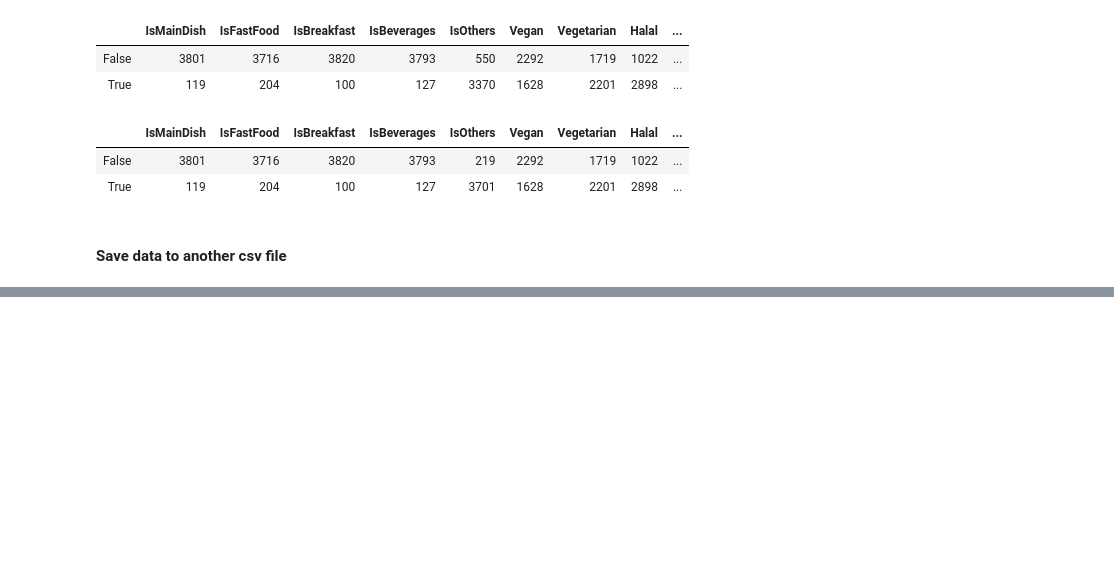
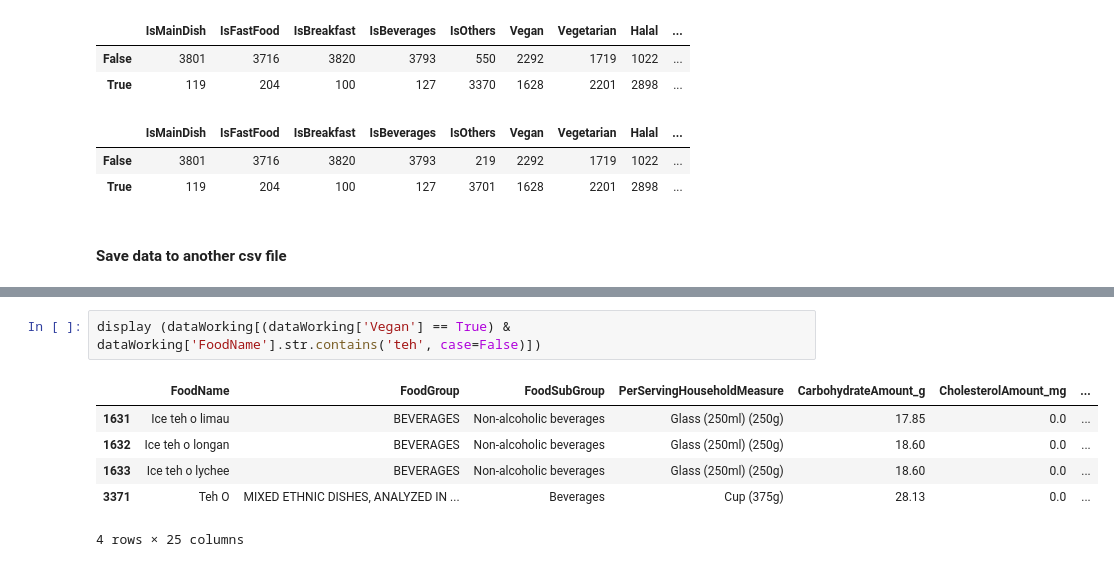
Before and after one commit to ISS-IS02PT/IRS-PM-ISY5001-2020-01-18-GROUP5-A.I.-Food-Recommender, a Jupyter notebook: SystemCode/Integrations/foodrec_proj/foodrec/Dataset/Food_Data_EDA.ipynb, the cells around one changed output, grey strips where cells are left out. Cells and saved outputs as stored; diff of their text form; blank space fills up the shorter version.

```diff
--- a/SystemCode/Integrations/foodrec_proj/foodrec/Dataset/Food_Data_EDA.ipynb
+++ b/SystemCode/Integrations/foodrec_proj/foodrec/Dataset/Food_Data_EDA.ipynb
@@ -1767,0 +1741,9 @@ display (data[(data['ContainsBeef'] == False) & data['FoodName'].str.contains('o
+# %%
+display (dataWorking[(dataWorking['Vegan'] == True) & dataWorking['FoodName'].str.contains('teh', case=False)])
+# %% [output]
+|  | FoodName | FoodGroup | FoodSubGroup | PerServingHouseholdMeasure | CarbohydrateAmount_g | CholesterolAmount_mg | ... |
+| 1631 | Ice teh o limau | BEVERAGES | Non-alcoholic beverages | Glass (250ml) (250g) | 17.85 | 0.0 | ... |
+| 1632 | Ice teh o longan | BEVERAGES | Non-alcoholic beverages | Glass (250ml) (250g) | 18.60 | 0.0 | ... |
+| 1633 | Ice teh o lychee | BEVERAGES | Non-alcoholic beverages | Glass (250ml) (250g) | 18.60 | 0.0 | ... |
+| 3371 | Teh O | MIXED ETHNIC DISHES, ANALYZED IN ... | Beverages | Cup (375g) | 28.13 | 0.0 | ... |
+4 rows × 25 columns
```
Also changed, not shown: parts of 57 cells of this notebook, 11 other files.
